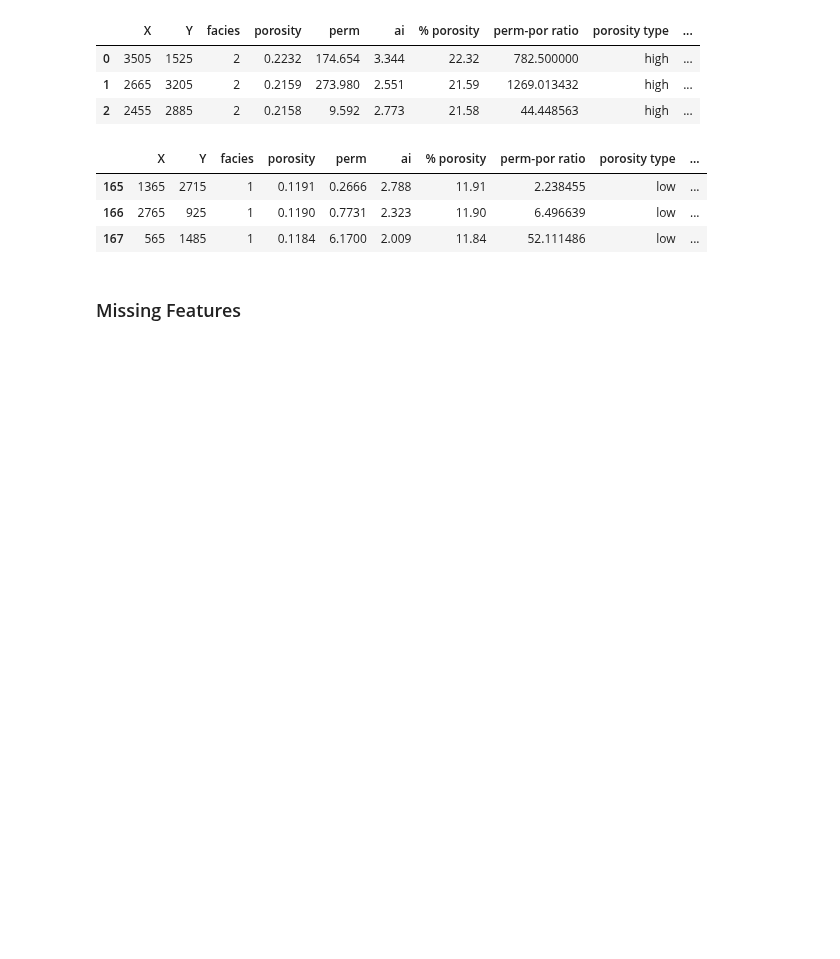
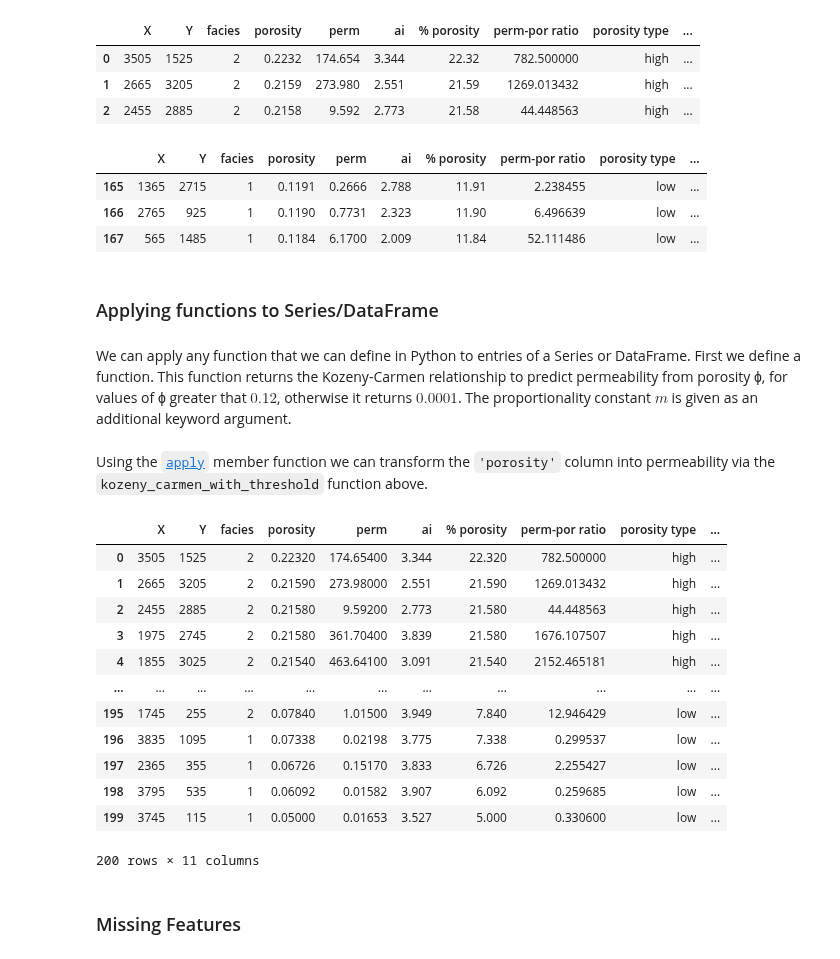
Before and after one commit to johnfoster-pge-utexas/numerical-methods-book, a Jupyter notebook: content/PythonIntro_Pandas.ipynb, the cells around one changed output. Drawn from its saved outputs; the diff is of its cells as text; code cells hidden in the pictures; blank space fills up the shorter version.

```diff
--- a/content/PythonIntro_Pandas.ipynb
+++ b/content/PythonIntro_Pandas.ipynb
@@ -310,3 +310,7 @@ df[df['perm cutoff'] == 0.0001].head(n = 3)
 | 165 | 1365 | 2715 | 1 | 0.1191 | 0.2666 | 2.788 | 11.91 | 2.238455 | low | ... |
 | 166 | 2765 | 925 | 1 | 0.1190 | 0.7731 | 2.323 | 11.90 | 6.496639 | low | ... |
 | 167 | 565 | 1485 | 1 | 0.1184 | 6.1700 | 2.009 | 11.84 | 52.111486 | low | ... |
+# %% [markdown]
+### Applying functions to Series/DataFrame
+# %% [markdown]
+We can apply any function that we can define in Python to entries of a Series or DataFrame.  First we define a function.  This function returns the Kozeny-Carmen relationship to predict permeability from porosity ϕ, for values of ϕ greater that $0.12$, otherwise it returns $0.0001$.  The proportionality constant $m$ is given as an additional keyword argument.
@@ -313,3 +324,22 @@ df[df['perm cutoff'] == 0.0001].head(n = 3)
+# %% [markdown]
+ Using the [`apply`](https://pandas.pydata.org/pandas-docs/stable/reference/api/pandas.DataFrame.apply.html) member function we can transform the `'porosity'` column into permeability via the `kozeny_carmen_with_threshold` function above.
+# %%
+df['kozeny carmen'] = df['porosity'].apply(kozeny_carmen_with_threshold, m=10)
+df
+# %% [output]
+|  | X | Y | facies | porosity | perm | ai | % porosity | perm-por ratio | porosity type | ... |
+| 0 | 3505 | 1525 | 2 | 0.22320 | 174.65400 | 3.344 | 22.320 | 782.500000 | high | ... |
+| 1 | 2665 | 3205 | 2 | 0.21590 | 273.98000 | 2.551 | 21.590 | 1269.013432 | high | ... |
+| 2 | 2455 | 2885 | 2 | 0.21580 | 9.59200 | 2.773 | 21.580 | 44.448563 | high | ... |
+| 3 | 1975 | 2745 | 2 | 0.21580 | 361.70400 | 3.839 | 21.580 | 1676.107507 | high | ... |
+| 4 | 1855 | 3025 | 2 | 0.21540 | 463.64100 | 3.091 | 21.540 | 2152.465181 | high | ... |
+| ... | ... | ... | ... | ... | ... | ... | ... | ... | ... | ... |
+| 195 | 1745 | 255 | 2 | 0.07840 | 1.01500 | 3.949 | 7.840 | 12.946429 | low | ... |
+| 196 | 3835 | 1095 | 1 | 0.07338 | 0.02198 | 3.775 | 7.338 | 0.299537 | low | ... |
+| 197 | 2365 | 355 | 1 | 0.06726 | 0.15170 | 3.833 | 6.726 | 2.255427 | low | ... |
+| 198 | 3795 | 535 | 1 | 0.06092 | 0.01582 | 3.907 | 6.092 | 0.259685 | low | ... |
+| 199 | 3745 | 115 | 1 | 0.05000 | 0.01653 | 3.527 | 5.000 | 0.330600 | low | ... |
+200 rows × 11 columns
 # %% [markdown]
 ### Missing Features
 # %% [markdown]
```
Also changed, not shown: parts of 9 cells of this notebook, 4 other files.
